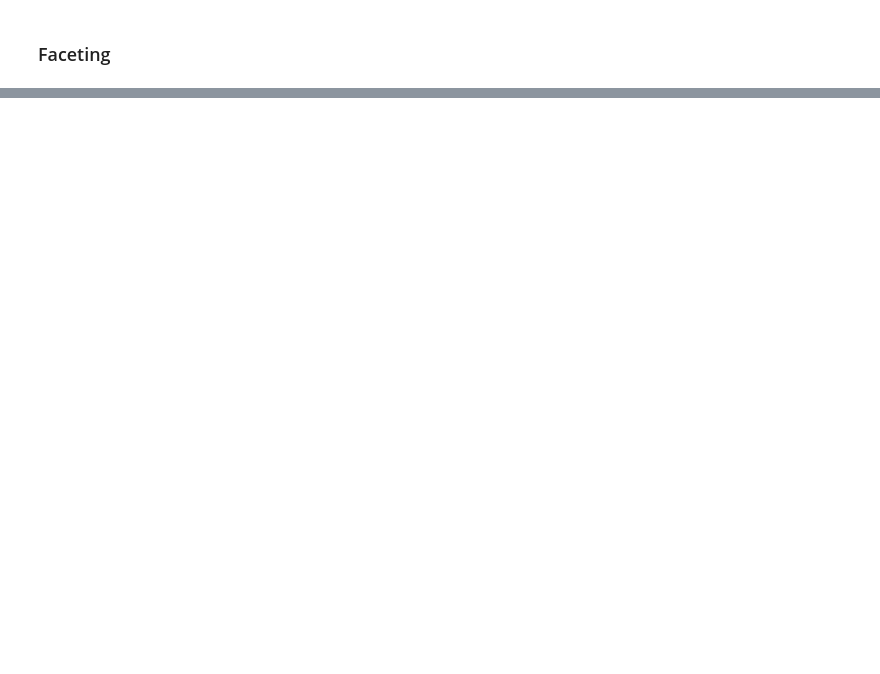
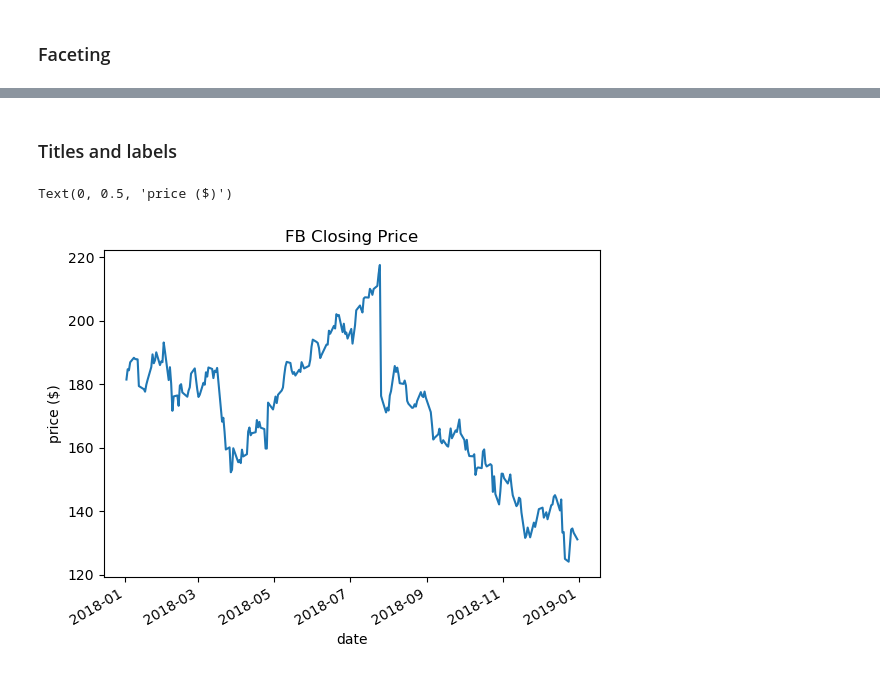
Before and after one commit to pydatawrangler/eda_ref, a Jupyter notebook: hands_on_pandas/notebooks/10_hands_on_pandas_chap6.ipynb, the cells around one changed output, grey strips where cells are left out. Saved outputs shown, nothing was run; the diff lists cells and outputs as text; code cells hidden in the pictures; blank space fills up the shorter version.

```diff
--- a/hands_on_pandas/notebooks/10_hands_on_pandas_chap6.ipynb
+++ b/hands_on_pandas/notebooks/10_hands_on_pandas_chap6.ipynb
@@ -206,0 +242,10 @@ sns.lmplot(
+# %% [markdown]
+### Titles and labels
+# %%
+fb.close.plot()
+plt.title('FB Closing Price')
+plt.xlabel('date')
+plt.ylabel('price ($)')
+# %% [output]
+Text(0, 0.5, 'price ($)')
+[figure, added]
```
Also changed, not shown: parts of 52 cells of this notebook, 2 other files.
